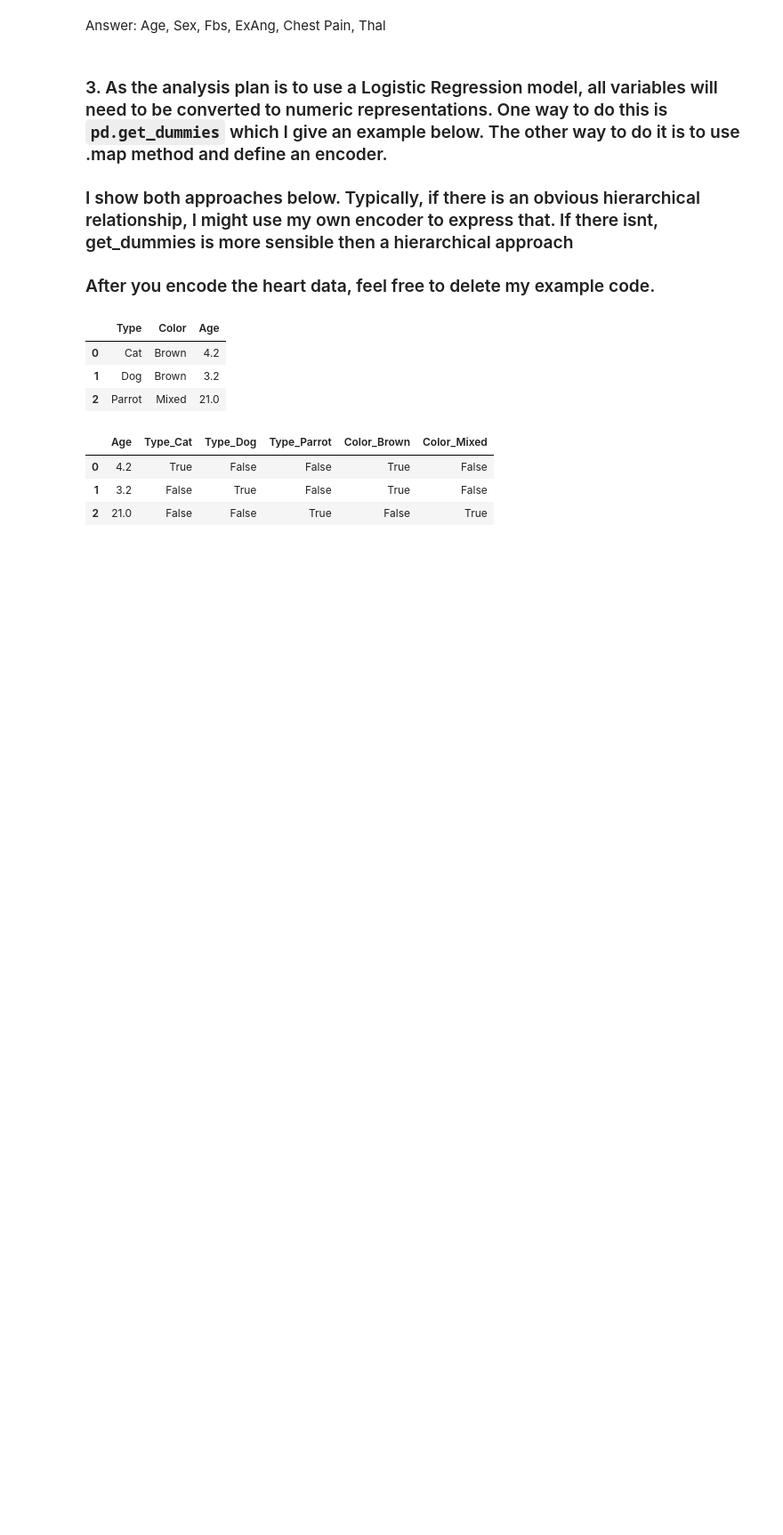
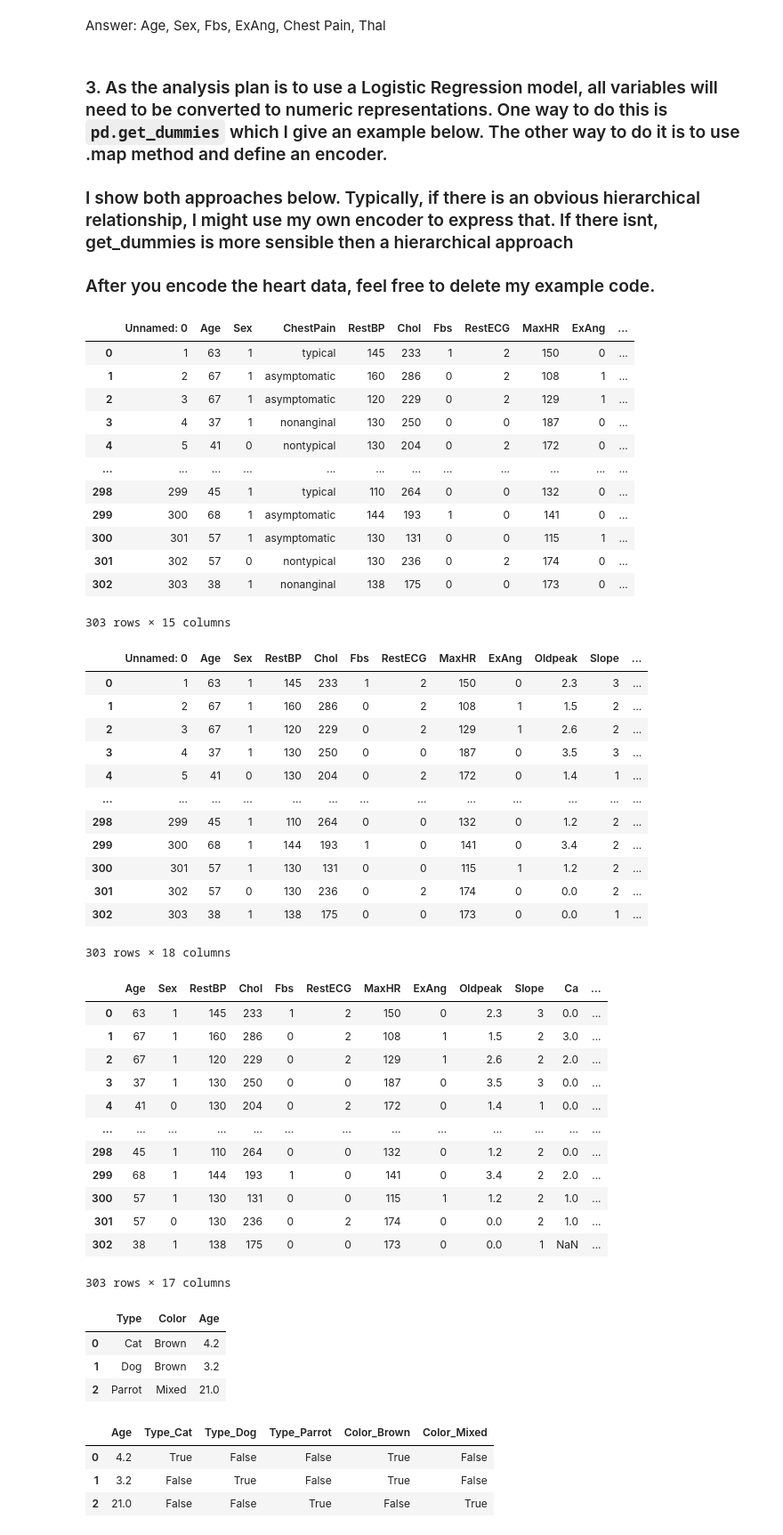
Before and after one commit to rheremm/COGS105, a Jupyter notebook: Homework/Homework2/Assignment2.ipynb, the cells around one changed output. Shown: that part at 89% size. Drawn from its saved outputs; the diff is of its cells as text; code cells hidden in the pictures; blank space fills up the shorter version.

```diff
--- a/Homework/Homework2/Assignment2.ipynb
+++ b/Homework/Homework2/Assignment2.ipynb
@@ -131,6 +131,63 @@ Answer: Age, Sex, Fbs, ExAng, Chest Pain, Thal
 ### I show both approaches below.  Typically, if there is an obvious hierarchical relationship, I might use my own encoder to express that.  If there isnt, get_dummies is more sensible then a hierarchical approach
 
 ### After you encode the heart data, feel free to delete my example code.
+# %%
+import pandas as pd
+
+# Load your real dataset
+heart = pd.read_csv('Heart.csv')
+
+# Example of get_dummies — similar to your X_dummy example
+heart_dummies = pd.get_dummies(heart, columns=['ChestPain', 'Thal'], drop_first=True)
+display(heart, heart_dummies)
+
+# Example of using .map() — similar to your X_encoder example
+# Here we encode the outcome variable
+heart_dummies['AHD'] = heart_dummies['AHD'].map({'No': 0, 'Yes': 1})
+
+# Drop unnecessary index column
+heart_dummies = heart_dummies.drop(columns=['Unnamed: 0'])
+display(heart_dummies)
+# %% [output]
+|  | Unnamed: 0 | Age | Sex | ChestPain | RestBP | Chol | Fbs | RestECG | MaxHR | ExAng | ... |
+| 0 | 1 | 63 | 1 | typical | 145 | 233 | 1 | 2 | 150 | 0 | ... |
+| 1 | 2 | 67 | 1 | asymptomatic | 160 | 286 | 0 | 2 | 108 | 1 | ... |
+| 2 | 3 | 67 | 1 | asymptomatic | 120 | 229 | 0 | 2 | 129 | 1 | ... |
+| 3 | 4 | 37 | 1 | nonanginal | 130 | 250 | 0 | 0 | 187 | 0 | ... |
+| 4 | 5 | 41 | 0 | nontypical | 130 | 204 | 0 | 2 | 172 | 0 | ... |
+| ... | ... | ... | ... | ... | ... | ... | ... | ... | ... | ... | ... |
+| 298 | 299 | 45 | 1 | typical | 110 | 264 | 0 | 0 | 132 | 0 | ... |
+| 299 | 300 | 68 | 1 | asymptomatic | 144 | 193 | 1 | 0 | 141 | 0 | ... |
+| 300 | 301 | 57 | 1 | asymptomatic | 130 | 131 | 0 | 0 | 115 | 1 | ... |
+| 301 | 302 | 57 | 0 | nontypical | 130 | 236 | 0 | 2 | 174 | 0 | ... |
+| 302 | 303 | 38 | 1 | nonanginal | 138 | 175 | 0 | 0 | 173 | 0 | ... |
+303 rows × 15 columns
+|  | Unnamed: 0 | Age | Sex | RestBP | Chol | Fbs | RestECG | MaxHR | ExAng | Oldpeak | Slope | ... |
+| 0 | 1 | 63 | 1 | 145 | 233 | 1 | 2 | 150 | 0 | 2.3 | 3 | ... |
+| 1 | 2 | 67 | 1 | 160 | 286 | 0 | 2 | 108 | 1 | 1.5 | 2 | ... |
+| 2 | 3 | 67 | 1 | 120 | 229 | 0 | 2 | 129 | 1 | 2.6 | 2 | ... |
+| 3 | 4 | 37 | 1 | 130 | 250 | 0 | 0 | 187 | 0 | 3.5 | 3 | ... |
+| 4 | 5 | 41 | 0 | 130 | 204 | 0 | 2 | 172 | 0 | 1.4 | 1 | ... |
+| ... | ... | ... | ... | ... | ... | ... | ... | ... | ... | ... | ... | ... |
+| 298 | 299 | 45 | 1 | 110 | 264 | 0 | 0 | 132 | 0 | 1.2 | 2 | ... |
+| 299 | 300 | 68 | 1 | 144 | 193 | 1 | 0 | 141 | 0 | 3.4 | 2 | ... |
+| 300 | 301 | 57 | 1 | 130 | 131 | 0 | 0 | 115 | 1 | 1.2 | 2 | ... |
+| 301 | 302 | 57 | 0 | 130 | 236 | 0 | 2 | 174 | 0 | 0.0 | 2 | ... |
+| 302 | 303 | 38 | 1 | 138 | 175 | 0 | 0 | 173 | 0 | 0.0 | 1 | ... |
+303 rows × 18 columns
+|  | Age | Sex | RestBP | Chol | Fbs | RestECG | MaxHR | ExAng | Oldpeak | Slope | Ca | ... |
+| 0 | 63 | 1 | 145 | 233 | 1 | 2 | 150 | 0 | 2.3 | 3 | 0.0 | ... |
+| 1 | 67 | 1 | 160 | 286 | 0 | 2 | 108 | 1 | 1.5 | 2 | 3.0 | ... |
+| 2 | 67 | 1 | 120 | 229 | 0 | 2 | 129 | 1 | 2.6 | 2 | 2.0 | ... |
+| 3 | 37 | 1 | 130 | 250 | 0 | 0 | 187 | 0 | 3.5 | 3 | 0.0 | ... |
+| 4 | 41 | 0 | 130 | 204 | 0 | 2 | 172 | 0 | 1.4 | 1 | 0.0 | ... |
+| ... | ... | ... | ... | ... | ... | ... | ... | ... | ... | ... | ... | ... |
+| 298 | 45 | 1 | 110 | 264 | 0 | 0 | 132 | 0 | 1.2 | 2 | 0.0 | ... |
+| 299 | 68 | 1 | 144 | 193 | 1 | 0 | 141 | 0 | 3.4 | 2 | 2.0 | ... |
+| 300 | 57 | 1 | 130 | 131 | 0 | 0 | 115 | 1 | 1.2 | 2 | 1.0 | ... |
+| 301 | 57 | 0 | 130 | 236 | 0 | 2 | 174 | 0 | 0.0 | 2 | 1.0 | ... |
+| 302 | 38 | 1 | 138 | 175 | 0 | 0 | 173 | 0 | 0.0 | 1 | NaN | ... |
+303 rows × 17 columns
 # %%
 ## I made a small example here, of how to use pd.get_dummies. Yes, you could do these steps manually. But
 ## this is the slick way to do it.
```
Also changed, not shown: parts of 1 cell of this notebook.
